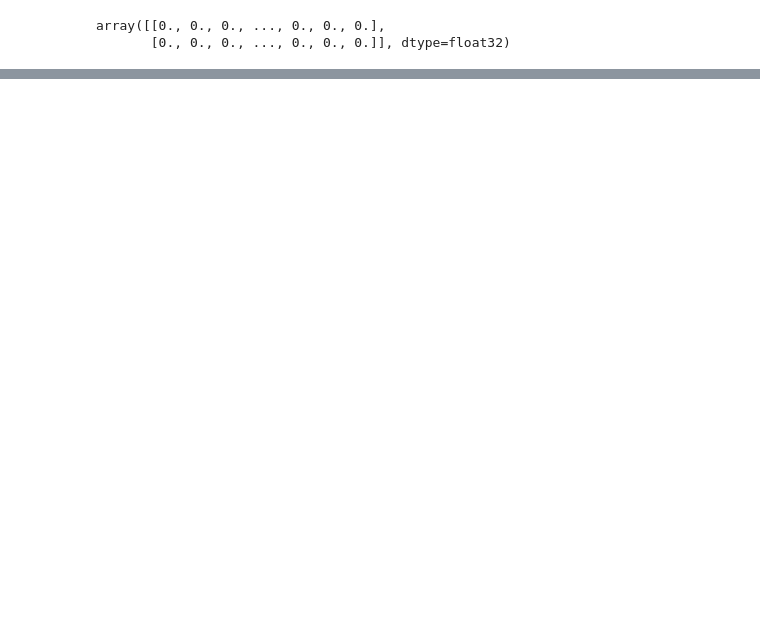
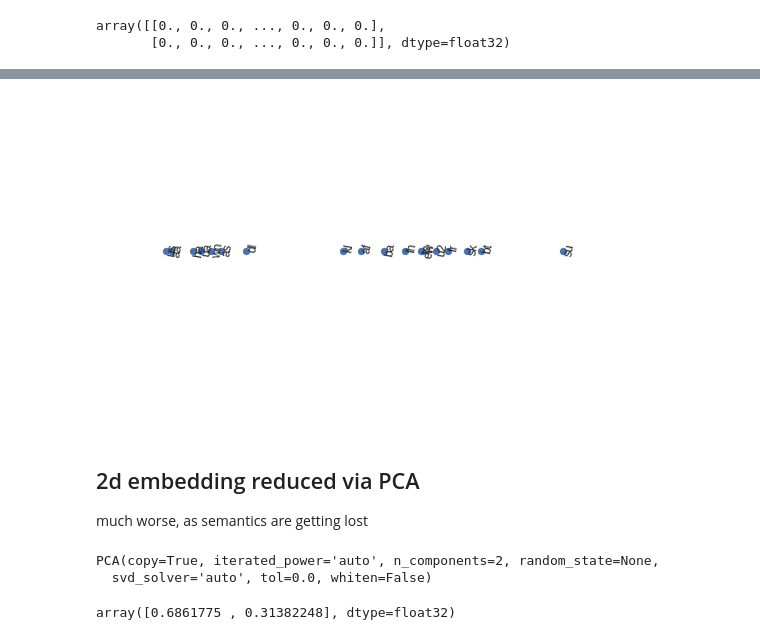
Before and after one commit to subodhchhabra/ai, a Jupyter notebook: notebooks/2019_tf/airline2vec.ipynb, the cells around one changed output, grey strips where cells are left out. Drawn from its saved outputs; the diff is of its cells as text; code cells hidden in the pictures; blank space fills up the shorter version.

```diff
--- a/notebooks/2019_tf/airline2vec.ipynb
+++ b/notebooks/2019_tf/airline2vec.ipynb
@@ -248,0 +358,37 @@ for index, x_pos, y_pos in zip(samples, embeddings_2d[:, 0], embeddings_2d[:, 1]
+# %%
+import numpy as np
+
+embedding_layer = model.get_layer('embedding')
+embedding_model = Model(inputs=model.input, outputs=embedding_layer.output)
+embeddings_1d = embedding_model.predict(samples).reshape(-1)
+
+# for printing only
+# plt.figure(figsize=(20,5))
+# plt.figure(dpi=600)
+plt.axis('off')
+
+plt.scatter(embeddings_1d, np.zeros(len(embeddings_1d)))
+for index, x_pos in zip(samples, embeddings_1d):
+  name = airline_tokenizer.index_word[index]
+#   print(name, (x_pos, y_pos))
+  plt.annotate(name, (x_pos, 0), rotation=80)
+# %% [output]
+[figure, added]
+# %% [markdown]
+## 2d embedding reduced via PCA
+
+much worse, as semantics are getting lost
+# %%
+from sklearn.decomposition import PCA
+
+X = embeddings_2d
+
+pca = PCA(n_components=2)
+pca.fit(X)
+# %% [output]
+PCA(copy=True, iterated_power='auto', n_components=2, random_state=None,
+  svd_solver='auto', tol=0.0, whiten=False)
+# %%
+pca.explained_variance_ratio_
+# %% [output]
+array([0.6861775 , 0.31382248], dtype=float32)
```
Also changed, not shown: parts of 23 cells of this notebook.
